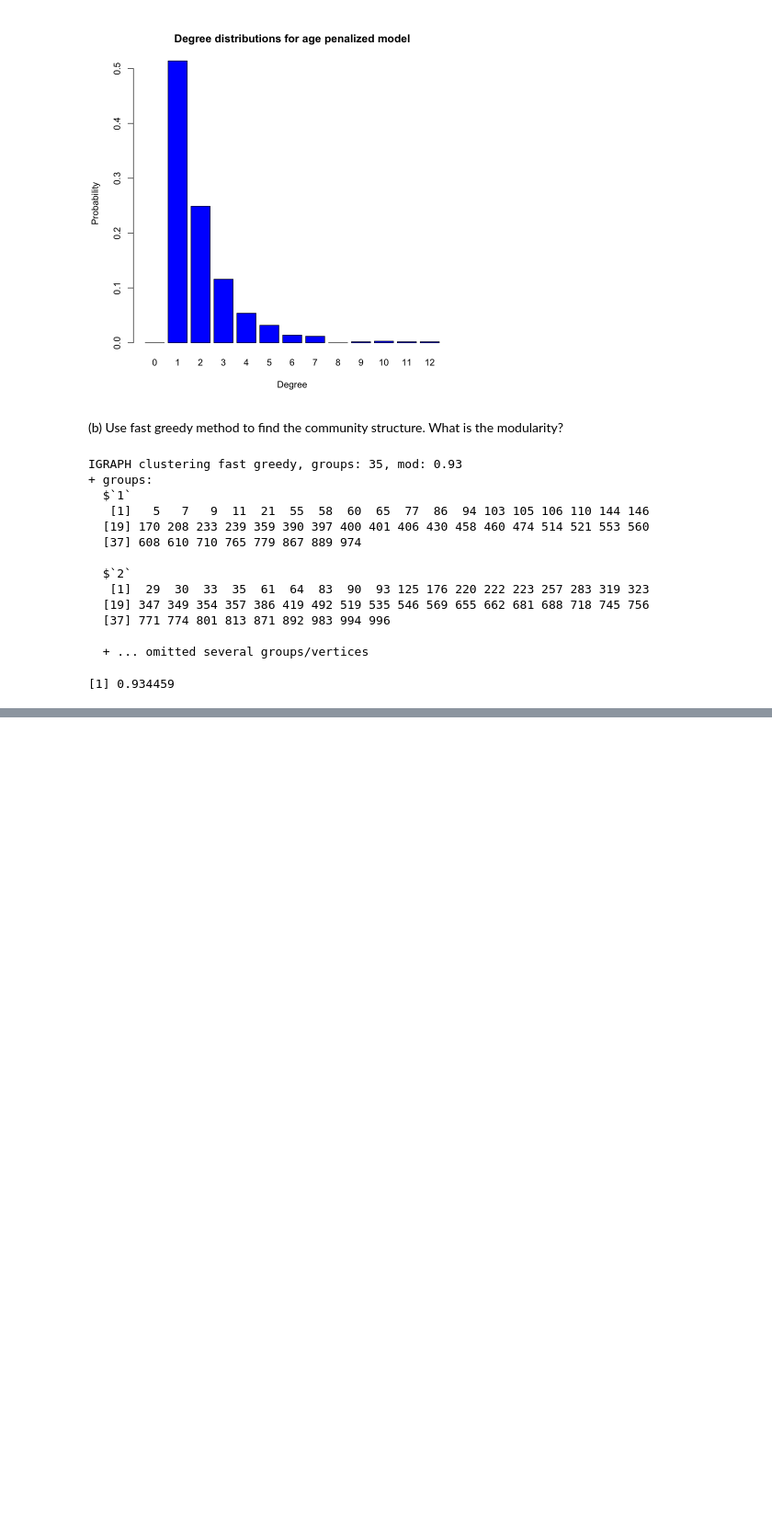
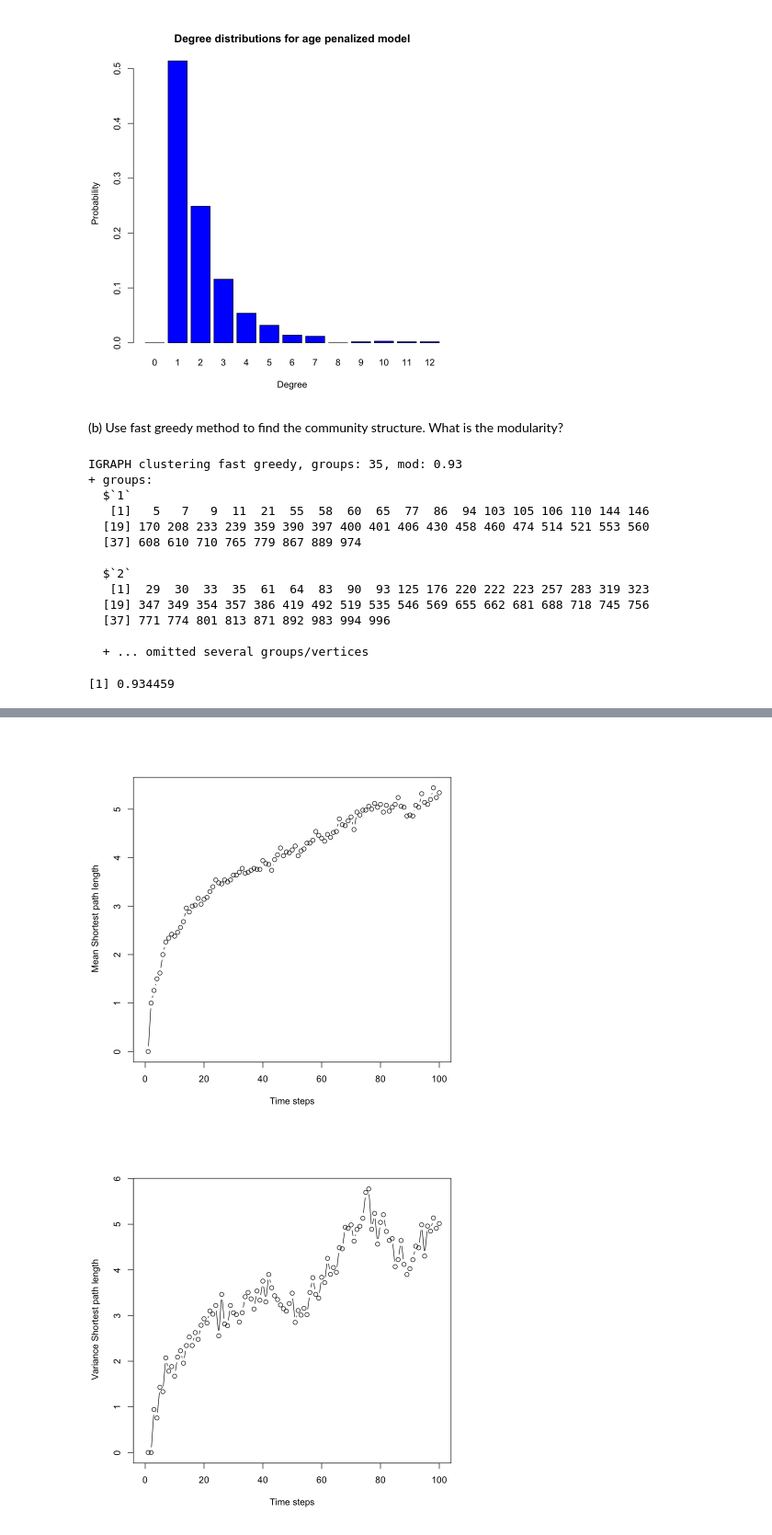
Before and after one commit to morgworth/ece232_team, a Jupyter notebook: Project 1/Anthony Project1.ipynb, the cells around one changed output, grey strips where cells are left out. Shown at 92% size. Saved outputs shown, nothing was run; the diff lists cells and outputs as text; code cells hidden in the pictures; blank space fills up the shorter version.

```diff
--- a/Project 1/Anthony Project1.ipynb
+++ b/Project 1/Anthony Project1.ipynb
@@ -312,0 +428,18 @@ modularity(clustered)
+# %%
+degree_list = c(1:100)
+iters =100
+distances = matrix(NA, nrow=iters, ncol=t)
+start_nodes = sample(1:vcount(fat_graph),100)
+for(i in 1:iters){
+    results = random_walk(fat_graph,t,start_nodes[i])
+    vertex_sequences = results[['distances']]
+    end_node_degree = results[['degrees']][1]
+    distances[i,] = shortest.paths(fat_graph,vertex_sequences,start_nodes[i])
+    degree_list[i] = end_node_degree
+}
+
+plot(colMeans(distances),type="b", xlab='Time steps', ylab=' Mean Shortest path length', xlim=c(0,100))
+plot(colVars(distances),type="b", xlab='Time steps', ylab=' Variance Shortest path length', xlim=c(0,100))
+# %% [output]
+[figure, added]
+[figure, added]
```
Also changed, not shown: parts of 33 cells of this notebook.
